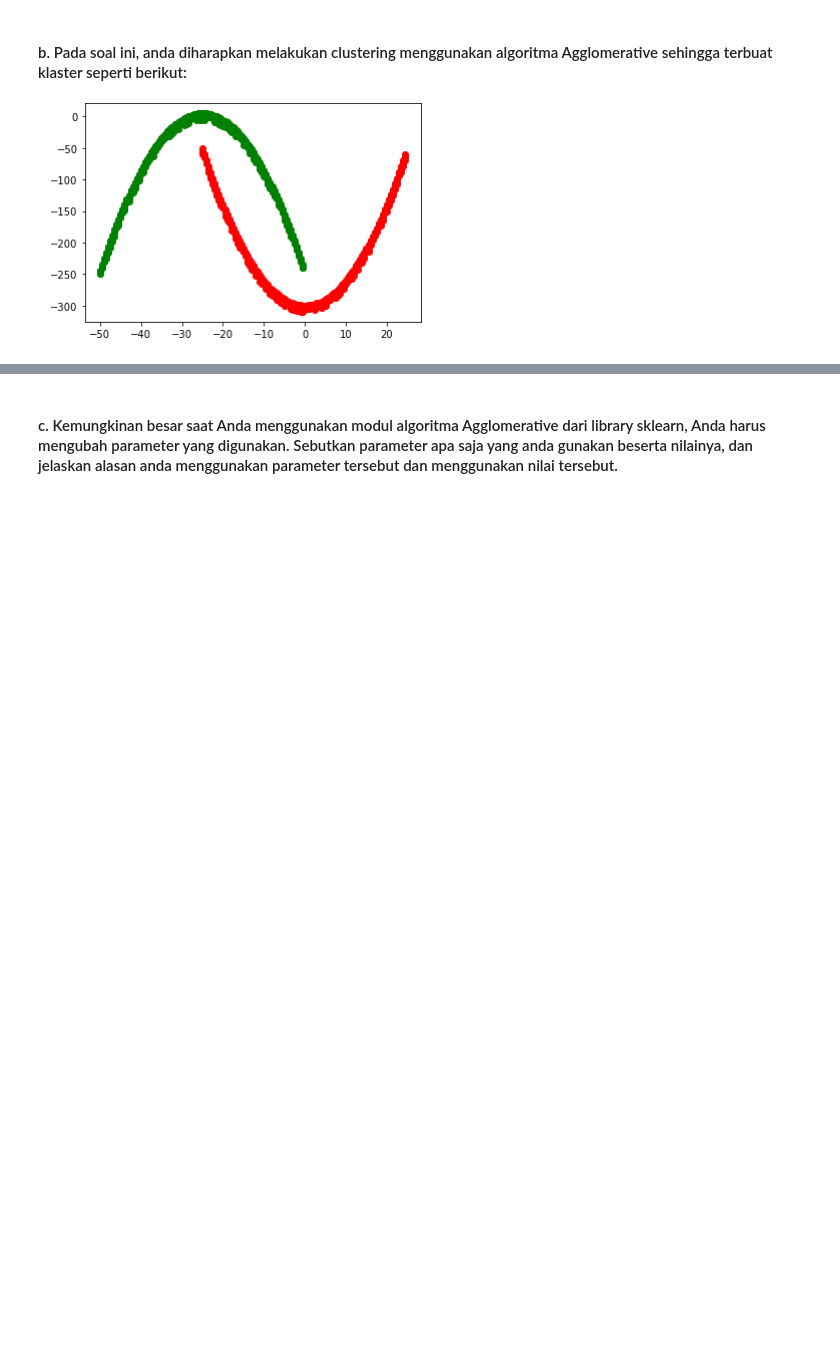
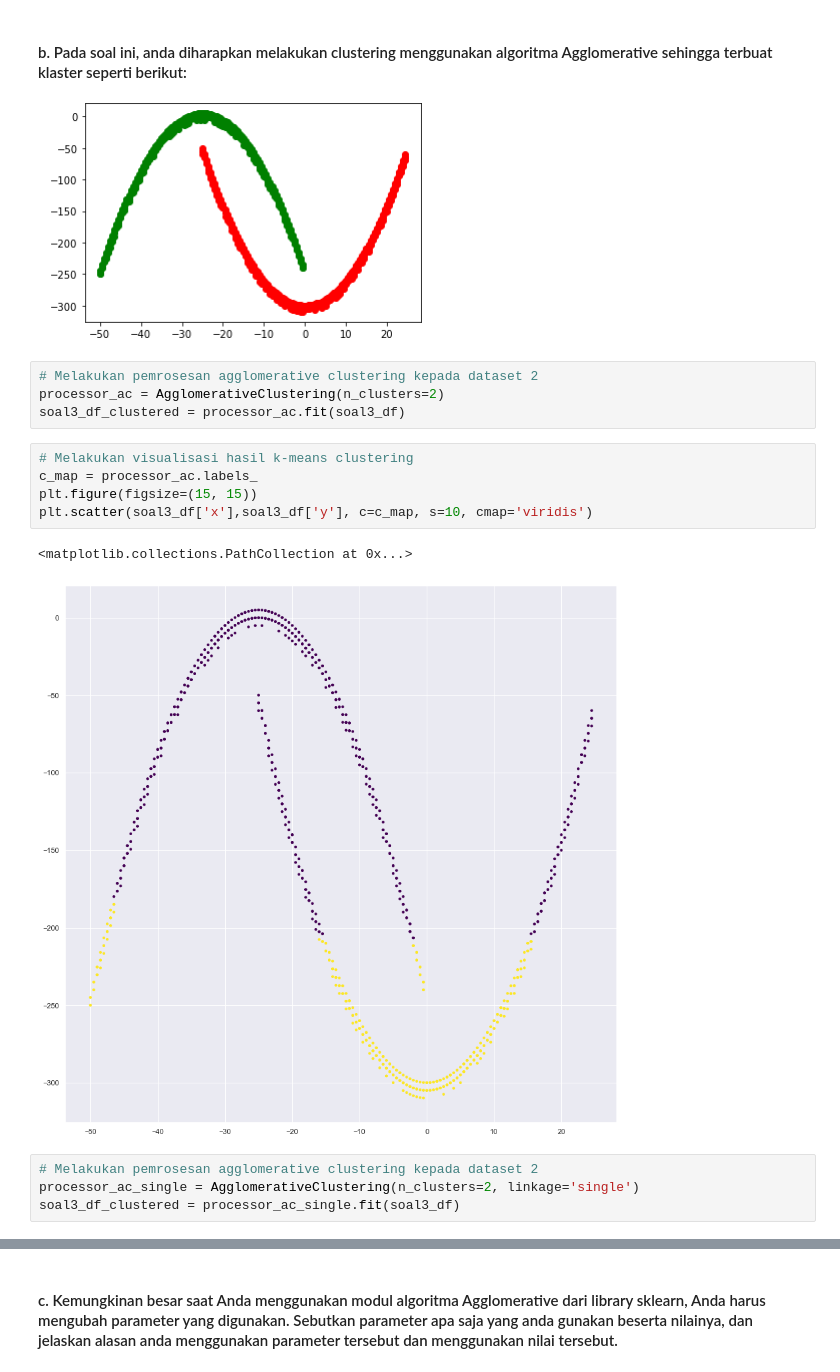
Before and after one commit to fahdikrie/kasdd212, a Jupyter notebook: Tugas/Tugas 2/D_Tugas2_1906398370_Fahdii Ajmalal Fikrie.ipynb, the cells around one changed output, grey strips where cells are left out. Saved outputs shown, nothing was run; the diff lists cells and outputs as text; blank space fills up the shorter version.

```diff
--- a/Tugas/Tugas 2/D_Tugas2_1906398370_Fahdii Ajmalal Fikrie.ipynb
+++ b/Tugas/Tugas 2/D_Tugas2_1906398370_Fahdii Ajmalal Fikrie.ipynb
@@ -87,3 +180,19 @@ Semua algoritma clustering bisa dipakai untuk clustering. Tapi kenapa itu?
 #### b. Pada soal ini, anda diharapkan melakukan clustering menggunakan algoritma Agglomerative sehingga terbuat klaster seperti berikut:
 
 ![temp.png](embedded-picture-1)
+# %%
+# Melakukan pemrosesan agglomerative clustering kepada dataset 2
+processor_ac = AgglomerativeClustering(n_clusters=2)
+soal3_df_clustered = processor_ac.fit(soal3_df)
+# %%
+# Melakukan visualisasi hasil k-means clustering
+c_map = processor_ac.labels_
+plt.figure(figsize=(15, 15))
+plt.scatter(soal3_df['x'],soal3_df['y'], c=c_map, s=10, cmap='viridis')
+# %% [output]
+<matplotlib.collections.PathCollection at 0x...>
+[figure, added]
+# %%
+# Melakukan pemrosesan agglomerative clustering kepada dataset 2
+processor_ac_single = AgglomerativeClustering(n_clusters=2, linkage='single')
+soal3_df_clustered = processor_ac_single.fit(soal3_df)
```
Also changed, not shown: parts of 36 cells of this notebook, 6 other files.
